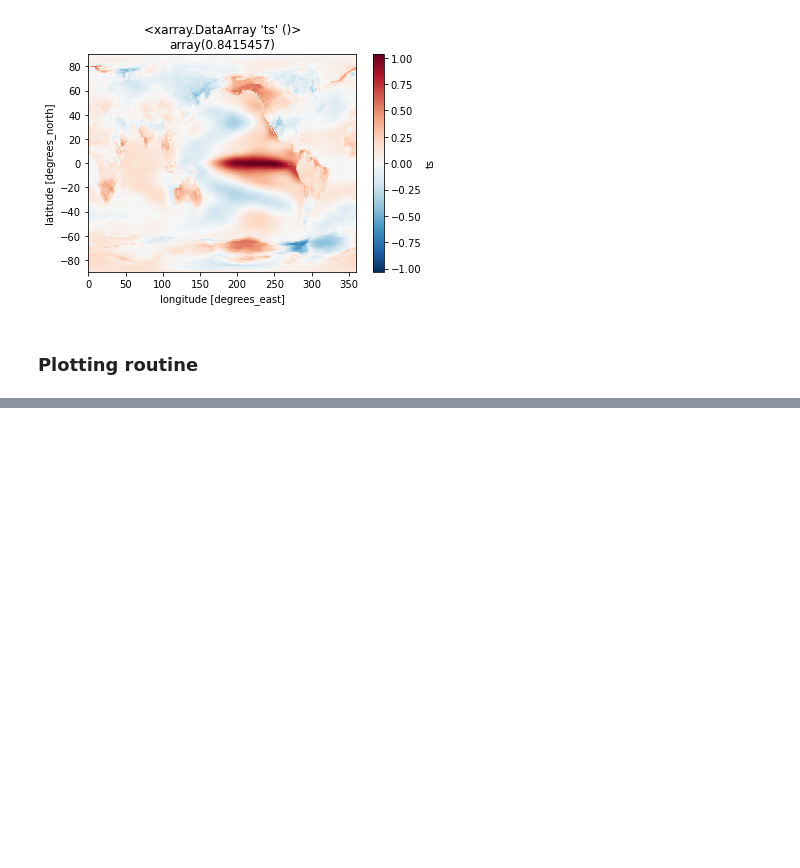
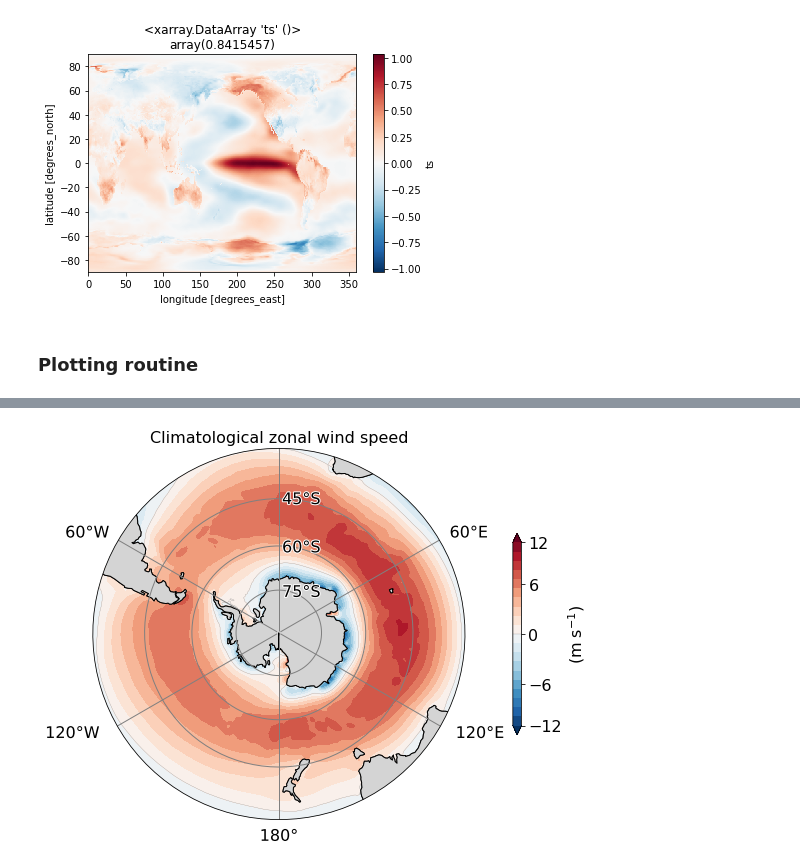
Before and after one commit to mauricehuguenin/ENSO-Antarctica_scripts, a Jupyter notebook: all_forcing_fields_ENFull_LNFull_spatial_maps.ipynb, the cells around one changed output, grey strips where cells are left out. Drawn from its saved outputs; the diff is of its cells as text; code cells hidden in the pictures; blank space fills up the shorter version.

```diff
--- a/all_forcing_fields_ENFull_LNFull_spatial_maps.ipynb
+++ b/all_forcing_fields_ENFull_LNFull_spatial_maps.ipynb
@@ -432,0 +560,86 @@ Wall time: 16.5 s
+# %%
+%%time
+import matplotlib.path as mpath
+def fancy_plot(ax):
+    ax.gridlines(color='grey', linewidth=1, alpha=1, # dots as grid lines
+                  xlocs=range(-180, 180, 60), # longitude grid lines
+                  ylocs= np.linspace(-45, -90, num=4)) # latitude grid lines
+    ax.coastlines(); # add coast lines
+    theta = np.linspace(0, 2*np.pi, 100); center, radius = [0.5, 0.5], .5
+    verts = np.vstack([np.sin(theta), np.cos(theta)]).T
+    circle = mpath.Path(verts * radius + center)
+    ax.set_boundary(circle, transform=ax.transAxes)
+    # colour in land and coastlines
+    ax.add_feature(cfeature.LAND, edgecolor = 'black', facecolor = [.83,.83,.83], zorder = 2)
+
+# ------------------------------------------------------------------- #
+# initialise figure
+fig = plt.figure(figsize=(12,14),tight_layout=True,facecolor='w',edgecolor='k')
+gs = gridspec.GridSpec(3, 2, width_ratios=[1,1], height_ratios=[.75,1,.75])
+
+# ---------------------------- subplot 1 ---------------------------- #
+for f in [3]:
+    if f in [3,4]:
+        skala = 30; niveau = [-12,-10,-8,-6,-4,-2,2,4,6,8,10,12]
+        if f in [3]:
+            panel = gs[1,0];
+            map = uas
+            titel = 'Climatological zonal wind speed'; ticks = np.linspace(-11,11,21)
+
+        ax1 = plt.subplot(panel, projection=ccrs.SouthPolarStereo(central_longitude=0))
+        ax1.set_extent([-180, 180, -90, -30], crs=ccrs.PlateCarree())
+
+        # --------------------------------------------------------------------------------------------------------------------------- #
+        p1 = map.plot.contourf(ax=ax1, levels=ticks, cmp='RdBu_r',add_colorbar=False,extend='both',transform=ccrs.PlateCarree())
+        p111 = map.plot.contour(levels = [0], linewidths=.25, cmap='grey', transform=ccrs.PlateCarree())
+        # p1000 = field.plot.contour(levels = [1000], linewidths=2, cmap='k', transform=ccrs.PlateCarree()) # 1000 m isobath
+        # --------------------------------------------------------------------------------------------------------------------------- #
+        fancy_plot(ax1)
+        if f in [3]:
+            xlab =    [  1.01,    1.04,     .5,   -.055,  -.015,    .56,   .56,     .56] # x-position of labels
+            ylab =    [   .76,     .22,  -.057,     .22,    .76,    .6,    .72,     .85] # y-position of labels
+            txt_lab = ['60°E', '120°E', '180°', '120°W', '60°W', '75°S', '60°S', '45°S']
+
+
+
+            # loop through the 7 labels and surround with white space for higher visibility
+            for l in range(len(txt_lab)):
+                ax1.text(xlab[l], ylab[l], txt_lab[l], horizontalalignment='center', transform=ax1.transAxes,
+                        fontsize=16).set_path_effects([PathEffects.withStroke(linewidth=2, foreground='w')])
+
+#         if f in [3,4]:
+#             # adding 10 m wind data
+#             # specifics for the wind speed arrows
+#             X = uas_10m.lon; Y = uas_10m.lat
+#             U = uas_10m; V = vas_10m
+#             # widths = np.linspace(-.0001, .0001, X.size)
+#             # Add the wind stress arrows, only plotting every 30th data point.
+#             # --------------------------------------------------------------------------------------------------------------------------- #
+#             Q = plt.quiver(to_np(X[::7]),   to_np(Y[::7]),
+#                        to_np(U[::7, ::7]), to_np(V[::7, ::7]),
+#                        scale=skala, minshaft = 2, scale_units='height', transform=ccrs.PlateCarree(), width=.005, linewidths=.3, edgecolor=('w'))
+#                                   # minshaft = select minimum sized arrow (i.e., only those larger than 2)
+#             # --------------------------------------------------------------------------------------------------------------------------- #
+
+#             # reference key on the map
+#                                 # x0,   y0, scale
+#         if f == 3:
+#             qk = plt.quiverkey(Q, 0, -.035, 1, r'1 m s$^{-1}$', labelpos='E', fontproperties={'size':16})
+
+        if f in [3,4]:
+            plt.title(titel, fontsize=16) # add title
+
+        if f in [3]: # add colour bar
+            cax = fig.add_axes([.54, .4, .01, .2]) # x0, y0, width, height
+            cb = plt.colorbar(p1, cax = cax, shrink=.5, orientation='vertical');
+            cb.set_label(label='(m s$^{-1}$)', size=16); cb.ax.tick_params(labelsize=16); tick_locator = ticker.MaxNLocator(nbins=4)
+            cb.locator = tick_locator;cb.update_ticks(); cb.add_lines(p111)
+
+# --- saving as 300 dpi .PNG image in specified folder --------------------------------------- #
+plt.savefig(save + 'Climatological_zonal_winds_SO', dpi=300, facecolor='w',           #
+            edgecolor='w', orientation='landscape', papertype=None,                            #
+            format=None, transparent=False, bbox_inches='tight',                               #
+            pad_inches=0.1, metadata=None)                                                     #
+# --- end of script -------------------------------------------------------------------------- #
+# Wall time: 10.5 s
+# %% [output]
@@ -433,3 +648,4 @@ Wall time: 16.5 s
+[figure, added]
 # %%
 # ----------------------------------------------------------------------------------------------------------------------- #
 #                                                   Notes down below                                                      #
```
Also changed, not shown: parts of 12 cells of this notebook.
